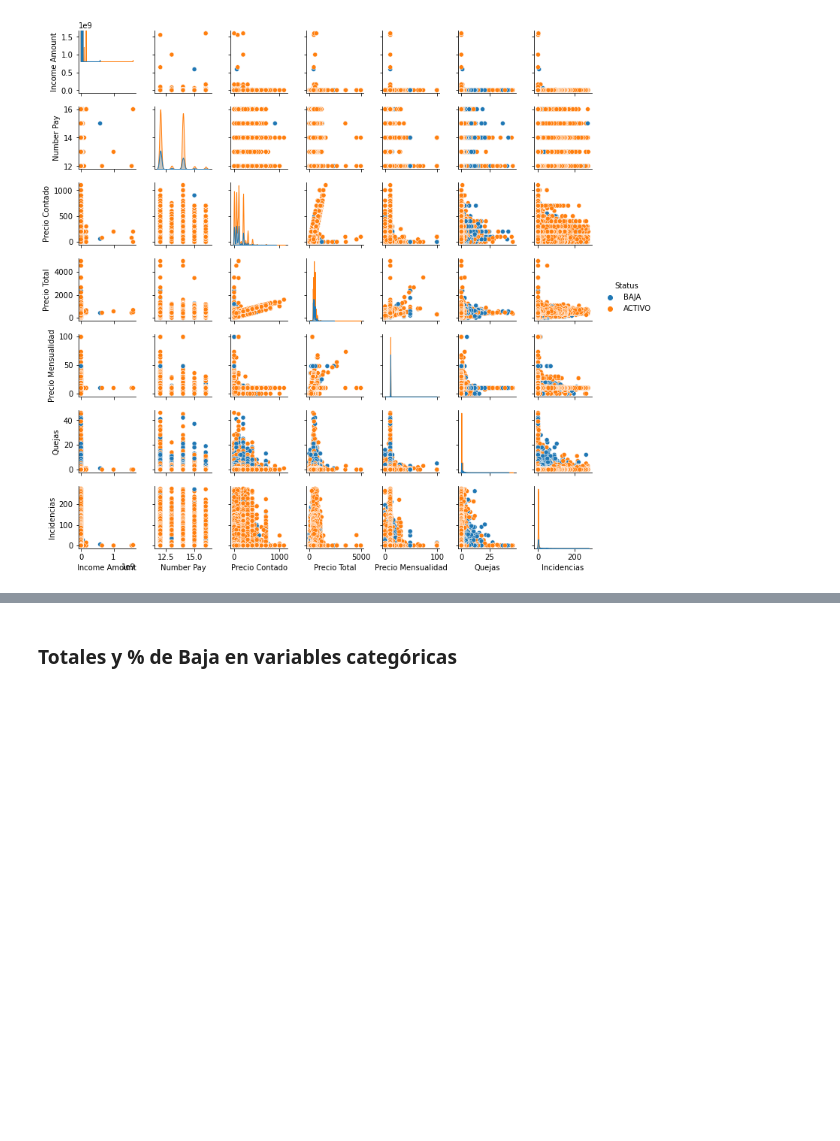
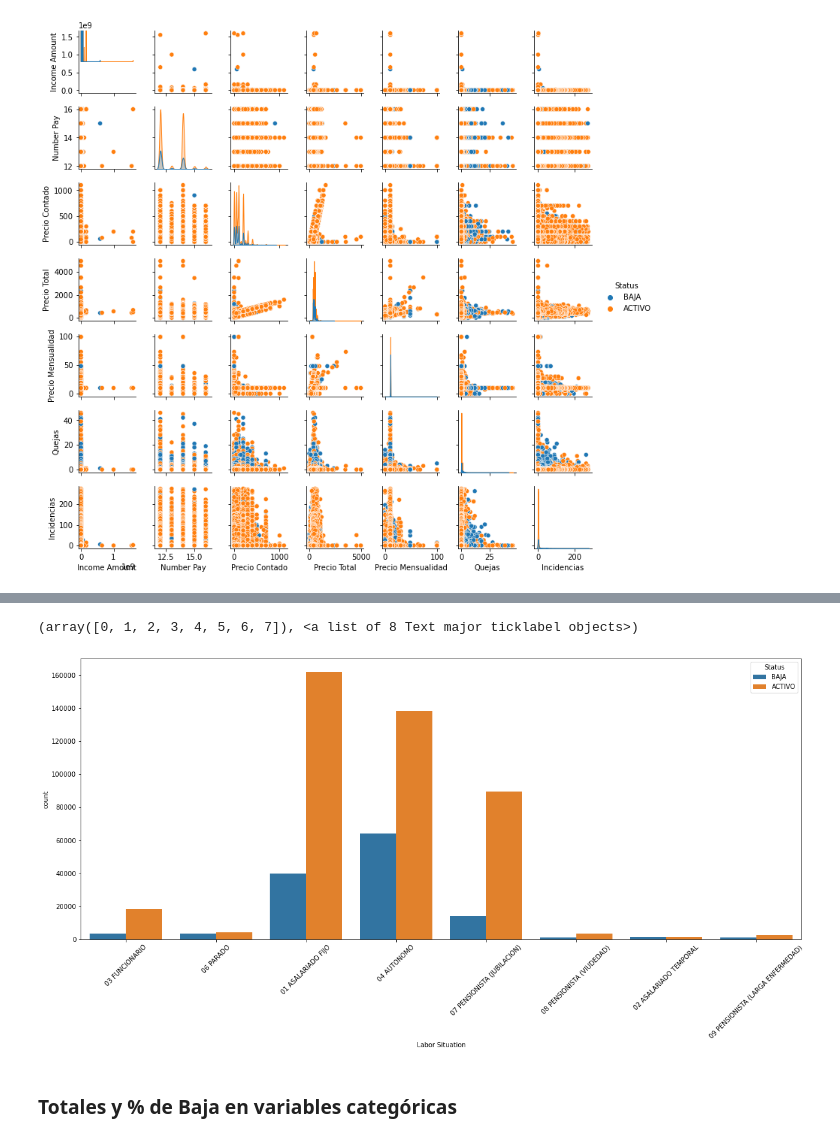
Before and after one commit to albertodiazr/TFM_churn, a Jupyter notebook: notebooks/01.Data_exploration.ipynb, the cells around one changed output, grey strips where cells are left out. Saved outputs shown, nothing was run; the diff lists cells and outputs as text; code cells hidden in the pictures; blank space fills up the shorter version.

```diff
--- a/notebooks/01.Data_exploration.ipynb
+++ b/notebooks/01.Data_exploration.ipynb
@@ -136,3 +158,10 @@ Name: Status, dtype: int64
+# %%
+fig, ax = plt.subplots(1, 1, figsize=(20, 8))
+ax = sns.countplot(x='Labor Situation', hue = 'Status',data = data)
+plt.xticks(rotation=45)
+# %% [output]
+(array([0, 1, 2, 3, 4, 5, 6, 7]), <a list of 8 Text major ticklabel objects>)
+[figure, added]
 # %% [markdown]
 ### Totales y % de Baja en variables categóricas
 # %%
```
Also changed, not shown: parts of 5 cells of this notebook, 1 other file.
